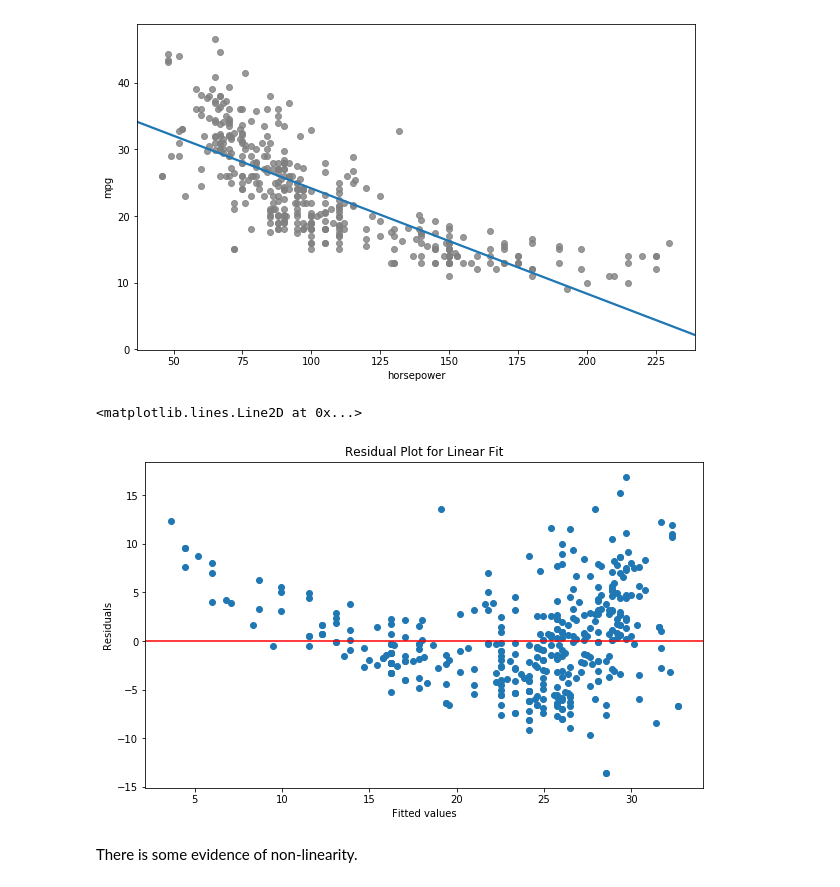
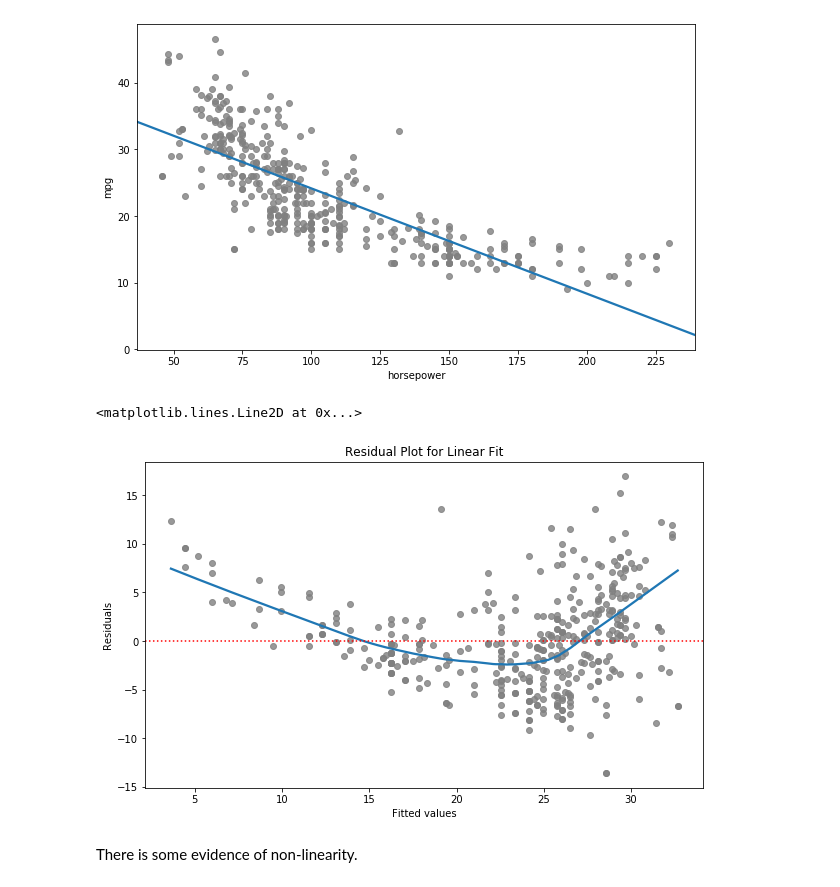
Before and after one commit to ricardoamferreira/ricardoamferreira.github.io, a Jupyter notebook: Notebooks/Introduction to Statistical Learning in Python.ipynb, the cells around one changed output. Saved outputs shown, nothing was run; the diff lists cells and outputs as text; code cells hidden in the pictures.

```diff
--- a/Notebooks/Introduction to Statistical Learning in Python.ipynb
+++ b/Notebooks/Introduction to Statistical Learning in Python.ipynb
@@ -454,12 +454,12 @@ sns.regplot("horsepower","mpg",data=df_auto, ci=None, scatter_kws = {"color":"gr
 # %%
 #c)
 plt.figure(figsize=(10, 6))
-sauto = plt.scatter(mpg_horsepower.fittedvalues, mpg_horsepower.resid);
+sauto = sns.regplot(mpg_horsepower.fittedvalues, mpg_horsepower.resid, lowess = True, scatter_kws={"color":"grey"});
 sauto.axes.set(ylabel="Residuals", xlabel="Fitted values", title="Residual Plot for Linear Fit")
-sauto.axes.axhline(color="red")
+sauto.axes.axhline(color="red", linestyle=":")
 # %% [output]
 <matplotlib.lines.Line2D at 0x...>
-[figure, old version]
+[figure, new version]
 # %% [markdown]
 There is some evidence of non-linearity.
 # %%
```
Also changed, not shown: parts of 4 cells of this notebook.
